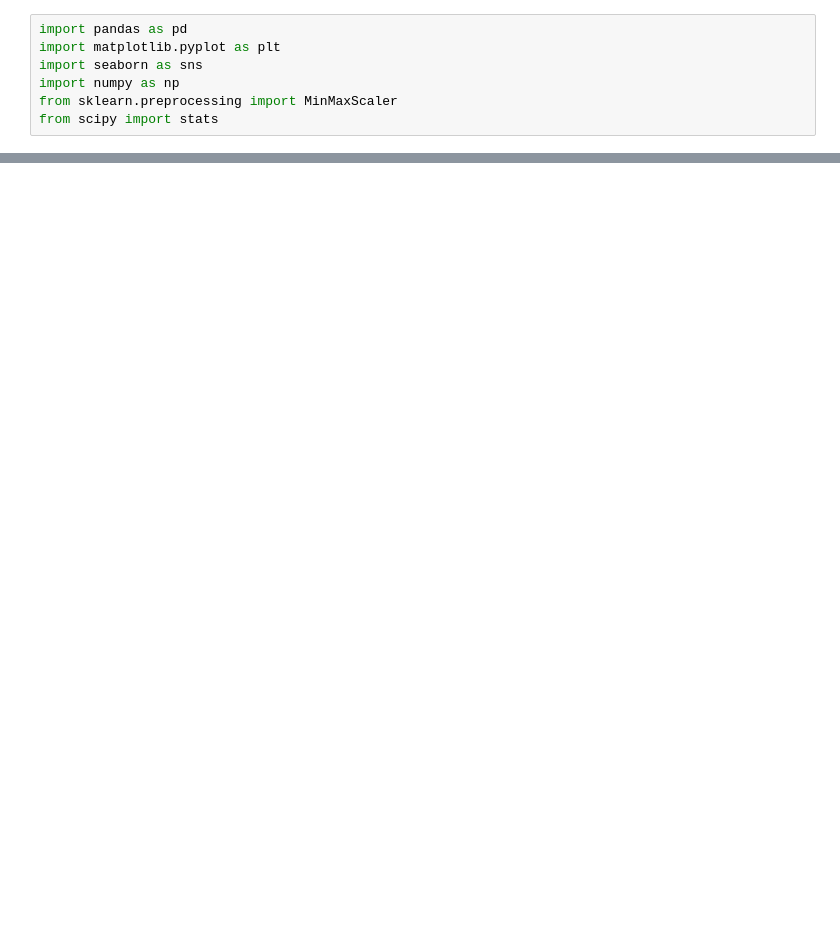
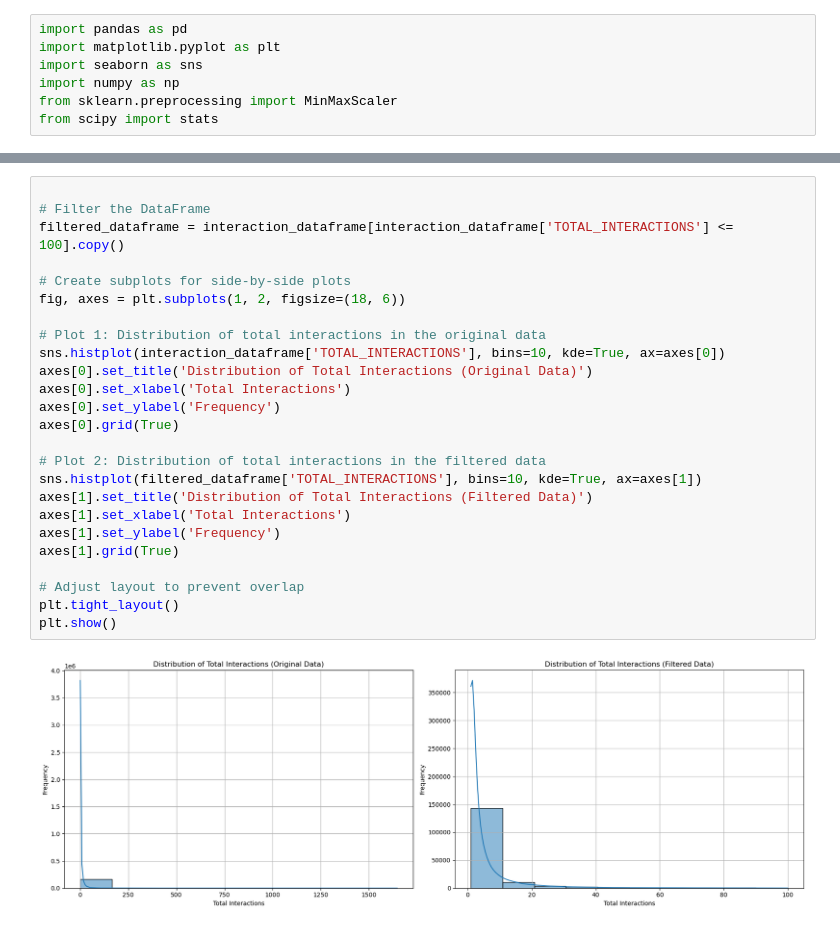
Before and after one commit to GrahamHouse/ml-course-final-project, a Jupyter notebook: step_2_data_exploration.ipynb, the cells around one changed output, grey strips where cells are left out. Drawn from its saved outputs; the diff is of its cells as text; blank space fills up the shorter version.

```diff
--- a/step_2_data_exploration.ipynb
+++ b/step_2_data_exploration.ipynb
@@ -36 +72,28 @@ interaction_dataframe
+# %%
+
+# Filter the DataFrame
+filtered_dataframe = interaction_dataframe[interaction_dataframe['TOTAL_INTERACTIONS'] <= 100].copy()
+
+# Create subplots for side-by-side plots
+fig, axes = plt.subplots(1, 2, figsize=(18, 6))
+
+# Plot 1: Distribution of total interactions in the original data
+sns.histplot(interaction_dataframe['TOTAL_INTERACTIONS'], bins=10, kde=True, ax=axes[0])
+axes[0].set_title('Distribution of Total Interactions (Original Data)')
+axes[0].set_xlabel('Total Interactions')
+axes[0].set_ylabel('Frequency')
+axes[0].grid(True)
+
+# Plot 2: Distribution of total interactions in the filtered data
+sns.histplot(filtered_dataframe['TOTAL_INTERACTIONS'], bins=10, kde=True, ax=axes[1])
+axes[1].set_title('Distribution of Total Interactions (Filtered Data)')
+axes[1].set_xlabel('Total Interactions')
+axes[1].set_ylabel('Frequency')
+axes[1].grid(True)
+
+# Adjust layout to prevent overlap
+plt.tight_layout()
+plt.show()
+# %% [output]
+[figure, added]
 # %%
```
Also changed, not shown: parts of 9 cells of this notebook, 14 other files.
